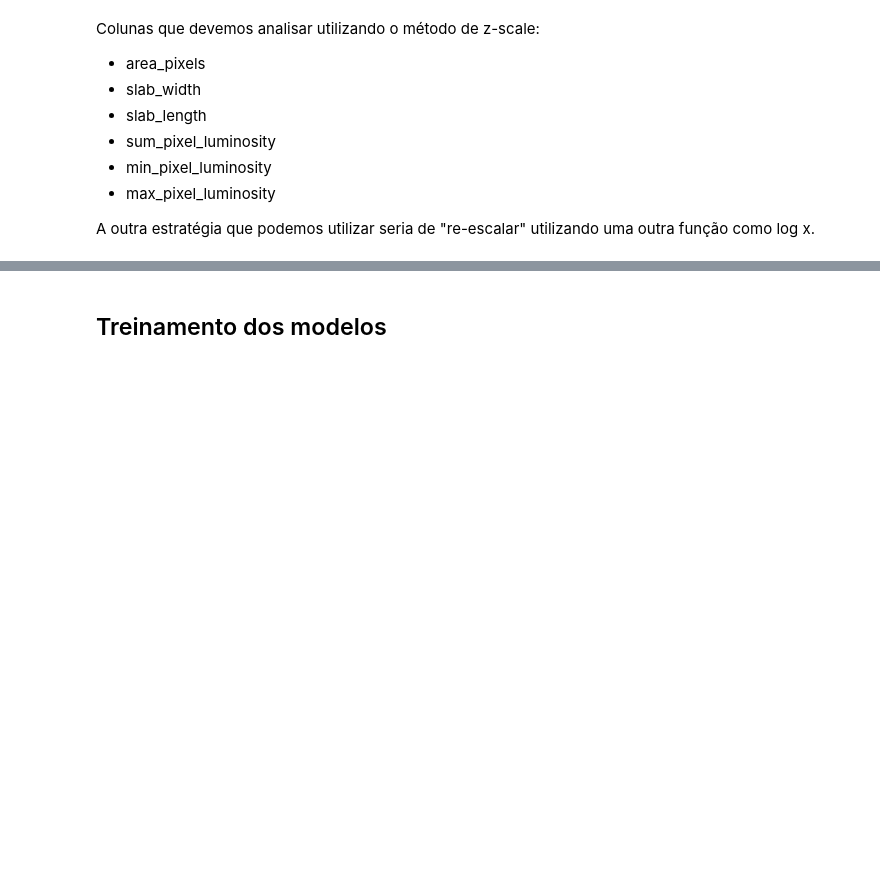
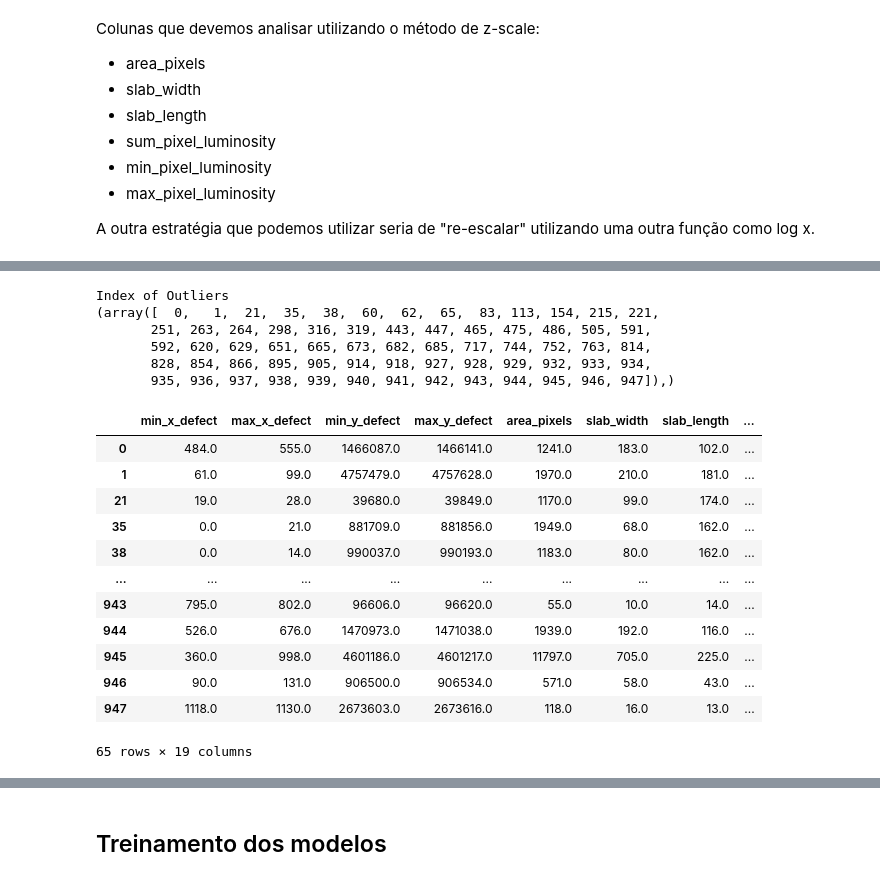
Before and after one commit to beamaia/steel-plates-arcelor, a Jupyter notebook: notebooks/desafio_beatriz_maia.ipynb, the cells around one changed output, grey strips where cells are left out. Cells and saved outputs as stored; diff of their text form; code cells hidden in the pictures; blank space fills up the shorter version.

```diff
--- a/notebooks/desafio_beatriz_maia.ipynb
+++ b/notebooks/desafio_beatriz_maia.ipynb
@@ -948,0 +1037,55 @@ scatter_plot(no_zero_values, 'conveyer_width',  'max_pixel_luminosity')
+# %%
+# Utilizando distancia de -- Tentativa de detectar outliers de formar multivariacional
+# Fonte: https://towardsdatascience.com/multivariate-outlier-detection-in-python-e946cfc843b3
+
+no_zero_values = no_zero_values.reset_index(drop=True)
+df = no_zero_values[['area_pixels', 'slab_width', 'slab_length', 'sum_pixel_luminosity', 'min_pixel_luminosity', 'max_pixel_luminosity']].to_numpy()
+
+# calcular o ponto central
+covariance  = np.cov(df , rowvar=False)
+covariance_pm1 = np.linalg.matrix_power(covariance, -1)
+centerpoint = np.mean(df , axis=0)
+
+distances = []
+for i, val in enumerate(df):
+      p1 = val
+      p2 = centerpoint
+      distance = (p1-p2).T.dot(covariance_pm1).dot(p1-p2)
+      distances.append(distance)
+distances = np.array(distances)
+
+# "We also need to find a cutoff value from the Chi-Square distribution.
+# The reason why Chi-Square is used to find cutoff value is, Mahalanobis
+# Distance returns the distance as squared (D² ). We should also take the
+# quantile value as 0.95 while finding cutoff because the points outside
+# the 0.95 (two-tailed) will be considered as an outlier." -> da secao do artigo sobre o uso
+cutoff = chi2.ppf(0.95, df.shape[1]) # Cutoff (threshold) value from Chi-Sqaure Distribution for detecting outliers
+
+
+outlier_indexes = np.where(distances > cutoff )
+
+print('Index of Outliers')
+print(outlier_indexes)
+# %% [output]
+Index of Outliers
+(array([  0,   1,  21,  35,  38,  60,  62,  65,  83, 113, 154, 215, 221,
+       251, 263, 264, 298, 316, 319, 443, 447, 465, 475, 486, 505, 591,
+       592, 620, 629, 651, 665, 673, 682, 685, 717, 744, 752, 763, 814,
+       828, 854, 866, 895, 905, 914, 918, 927, 928, 929, 932, 933, 934,
+       935, 936, 937, 938, 939, 940, 941, 942, 943, 944, 945, 946, 947]),)
+# %%
+no_zero_values.iloc[outlier_indexes]
+# %% [output]
+|  | min_x_defect | max_x_defect | min_y_defect | max_y_defect | area_pixels | slab_width | slab_length | ... |
+| 0 | 484.0 | 555.0 | 1466087.0 | 1466141.0 | 1241.0 | 183.0 | 102.0 | ... |
+| 1 | 61.0 | 99.0 | 4757479.0 | 4757628.0 | 1970.0 | 210.0 | 181.0 | ... |
+| 21 | 19.0 | 28.0 | 39680.0 | 39849.0 | 1170.0 | 99.0 | 174.0 | ... |
+| 35 | 0.0 | 21.0 | 881709.0 | 881856.0 | 1949.0 | 68.0 | 162.0 | ... |
+| 38 | 0.0 | 14.0 | 990037.0 | 990193.0 | 1183.0 | 80.0 | 162.0 | ... |
+| ... | ... | ... | ... | ... | ... | ... | ... | ... |
+| 943 | 795.0 | 802.0 | 96606.0 | 96620.0 | 55.0 | 10.0 | 14.0 | ... |
+| 944 | 526.0 | 676.0 | 1470973.0 | 1471038.0 | 1939.0 | 192.0 | 116.0 | ... |
+| 945 | 360.0 | 998.0 | 4601186.0 | 4601217.0 | 11797.0 | 705.0 | 225.0 | ... |
+| 946 | 90.0 | 131.0 | 906500.0 | 906534.0 | 571.0 | 58.0 | 43.0 | ... |
+| 947 | 1118.0 | 1130.0 | 2673603.0 | 2673616.0 | 118.0 | 16.0 | 13.0 | ... |
+65 rows × 19 columns
```
Also changed, not shown: parts of 19 cells of this notebook.
